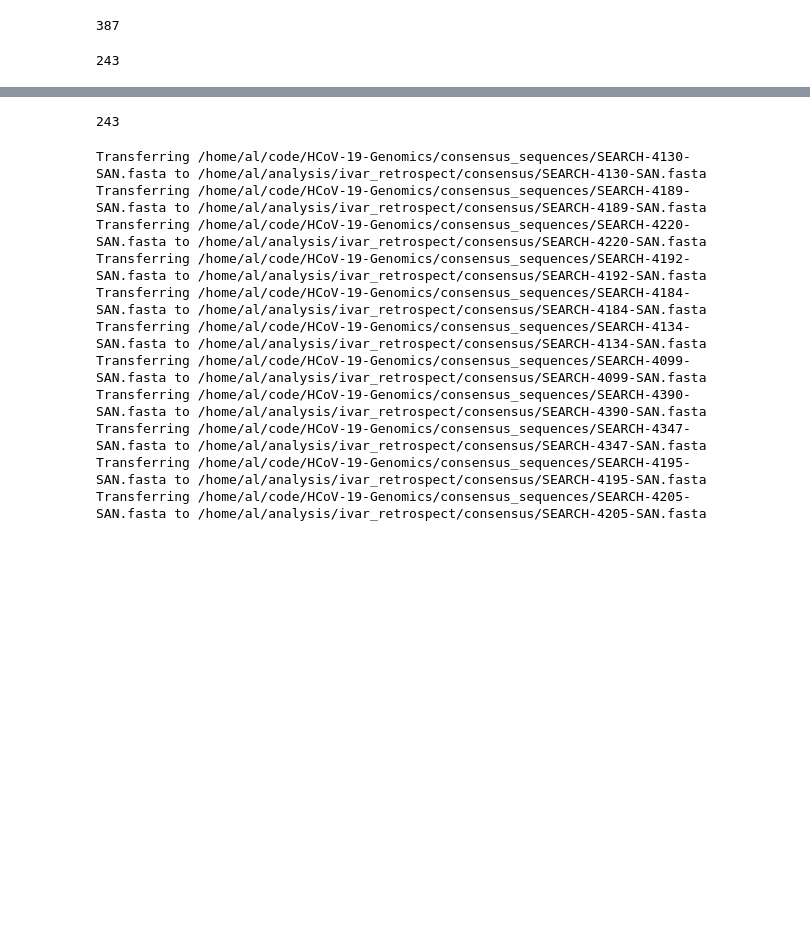
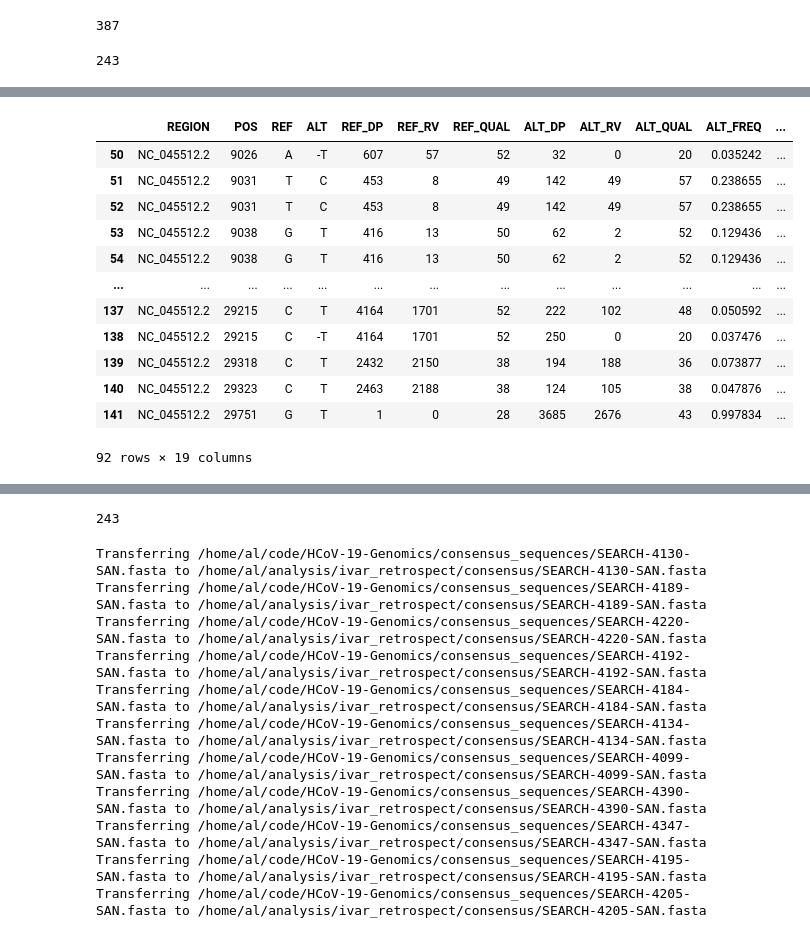
Before and after one commit to AlaaALatif/bjorn, a Jupyter notebook: lab.ipynb, the cells around one changed output, grey strips where cells are left out. Drawn from its saved outputs; the diff is of its cells as text; code cells hidden in the pictures; blank space fills up the shorter version.

```diff
--- a/lab.ipynb
+++ b/lab.ipynb
@@ -41,0 +124,18 @@ len(old_cns_filepaths)
+# %%
+path = '/home/al/analysis/11-16.11.2020/variants/illumina/SEARCH-4453_L001_L002_L003_L004.tsv'
+new = pd.read_csv(path, sep='\t')
+new.loc[(new['POS'] > 9000)]
+# %% [output]
+|  | REGION | POS | REF | ALT | REF_DP | REF_RV | REF_QUAL | ALT_DP | ALT_RV | ALT_QUAL | ALT_FREQ | ... |
+| 50 | NC_045512.2 | 9026 | A | -T | 607 | 57 | 52 | 32 | 0 | 20 | 0.035242 | ... |
+| 51 | NC_045512.2 | 9031 | T | C | 453 | 8 | 49 | 142 | 49 | 57 | 0.238655 | ... |
+| 52 | NC_045512.2 | 9031 | T | C | 453 | 8 | 49 | 142 | 49 | 57 | 0.238655 | ... |
+| 53 | NC_045512.2 | 9038 | G | T | 416 | 13 | 50 | 62 | 2 | 52 | 0.129436 | ... |
+| 54 | NC_045512.2 | 9038 | G | T | 416 | 13 | 50 | 62 | 2 | 52 | 0.129436 | ... |
+| ... | ... | ... | ... | ... | ... | ... | ... | ... | ... | ... | ... | ... |
+| 137 | NC_045512.2 | 29215 | C | T | 4164 | 1701 | 52 | 222 | 102 | 48 | 0.050592 | ... |
+| 138 | NC_045512.2 | 29215 | C | -T | 4164 | 1701 | 52 | 250 | 0 | 20 | 0.037476 | ... |
+| 139 | NC_045512.2 | 29318 | C | T | 2432 | 2150 | 38 | 194 | 188 | 36 | 0.073877 | ... |
+| 140 | NC_045512.2 | 29323 | C | T | 2463 | 2188 | 38 | 124 | 105 | 38 | 0.047876 | ... |
+| 141 | NC_045512.2 | 29751 | G | T | 1 | 0 | 28 | 3685 | 2676 | 43 | 0.997834 | ... |
+92 rows × 19 columns
```
Also changed, not shown: parts of 18 cells of this notebook.
